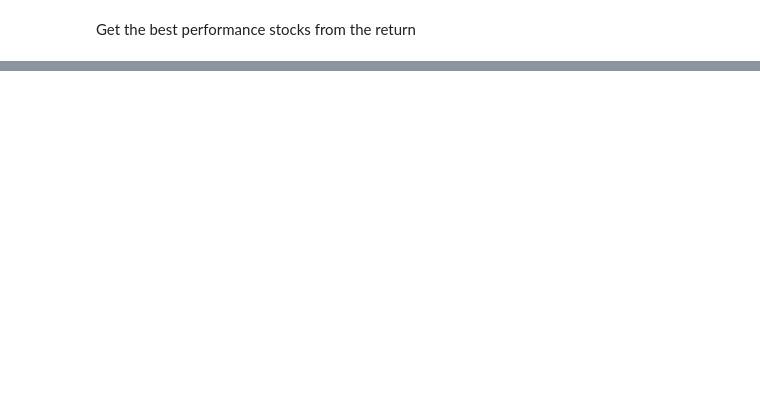
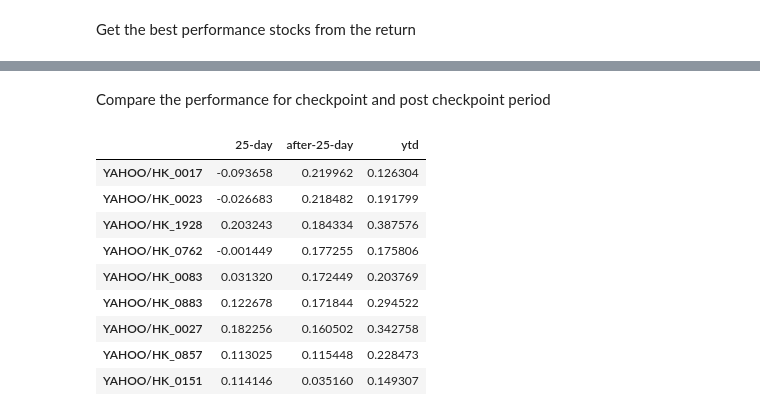
Before and after one commit to gavincyi/HkexStockPicker, a Jupyter notebook: HkexStockPicker.ipynb, the cells around one changed output, grey strips where cells are left out. Saved outputs shown, nothing was run; the diff lists cells and outputs as text; code cells hidden in the pictures; blank space fills up the shorter version.

Commit message:
Update checkpoint period comparison

```diff
--- a/HkexStockPicker.ipynb
+++ b/HkexStockPicker.ipynb
@@ -62,0 +87,4 @@ returns[best_candidate].cumsum().plot()
+# %%
+group = 'HSI'
+benchmark = instmts[group]['Index']
+candidates = instmts[group]['Instruments']
@@ -62,0 +93,2 @@ returns[best_candidate].cumsum().plot()
+# %%
+checkpoint_days = int(num_of_days/2)
@@ -62,0 +97,5 @@ returns[best_candidate].cumsum().plot()
+# %%
+ckpt_performance = returns[candidates].head(checkpoint_days).sum().sort_values(ascending=False)
+ckpt_best = pd.DataFrame(columns=['%s-day'%checkpoint_days], data=ckpt_performance.head(num_of_pool))
+ckpt_best_candidate = ckpt_best.index.values.tolist()
+ckpt_best
@@ -62,0 +111,5 @@ returns[best_candidate].cumsum().plot()
+# %%
+after_ckpt_performance = returns[candidates].tail(-checkpoint_days).sum().sort_values(ascending=False)
+after_ckpt_best = pd.DataFrame(columns=['after-%s-day'%checkpoint_days], data=after_ckpt_performance.head(num_of_pool))
+after_ckpt_best_candidate = after_ckpt_best.index.values.tolist()
+after_ckpt_best
@@ -62,0 +123,21 @@ returns[best_candidate].cumsum().plot()
+# %% [markdown]
+Compare the performance for checkpoint and post checkpoint period
+# %%
+union_candiates = list(set(ckpt_best_candidate).union(after_ckpt_best_candidate))
+union_performance = pd.DataFrame()
+union_performance['%s-day'%checkpoint_days] = ckpt_performance.loc[union_candiates,]
+union_performance['after-%s-day'%checkpoint_days] = after_ckpt_performance.loc[union_candiates,]
+union_performance['ytd'] = ytd_performance.loc[union_candiates,]
+union_performance = union_performance.sort_values(by=['after-%s-day'%checkpoint_days], ascending=False)
+union_performance
+# %% [output]
+|  | 25-day | after-25-day | ytd |
+| YAHOO/HK_0017 | -0.093658 | 0.219962 | 0.126304 |
+| YAHOO/HK_0023 | -0.026683 | 0.218482 | 0.191799 |
+| YAHOO/HK_1928 | 0.203243 | 0.184334 | 0.387576 |
+| YAHOO/HK_0762 | -0.001449 | 0.177255 | 0.175806 |
+| YAHOO/HK_0083 | 0.031320 | 0.172449 | 0.203769 |
+| YAHOO/HK_0883 | 0.122678 | 0.171844 | 0.294522 |
+| YAHOO/HK_0027 | 0.182256 | 0.160502 | 0.342758 |
+| YAHOO/HK_0857 | 0.113025 | 0.115448 | 0.228473 |
+| YAHOO/HK_0151 | 0.114146 | 0.035160 | 0.149307 |
```
Also changed, not shown: parts of 20 cells of this notebook, 4 other files.
